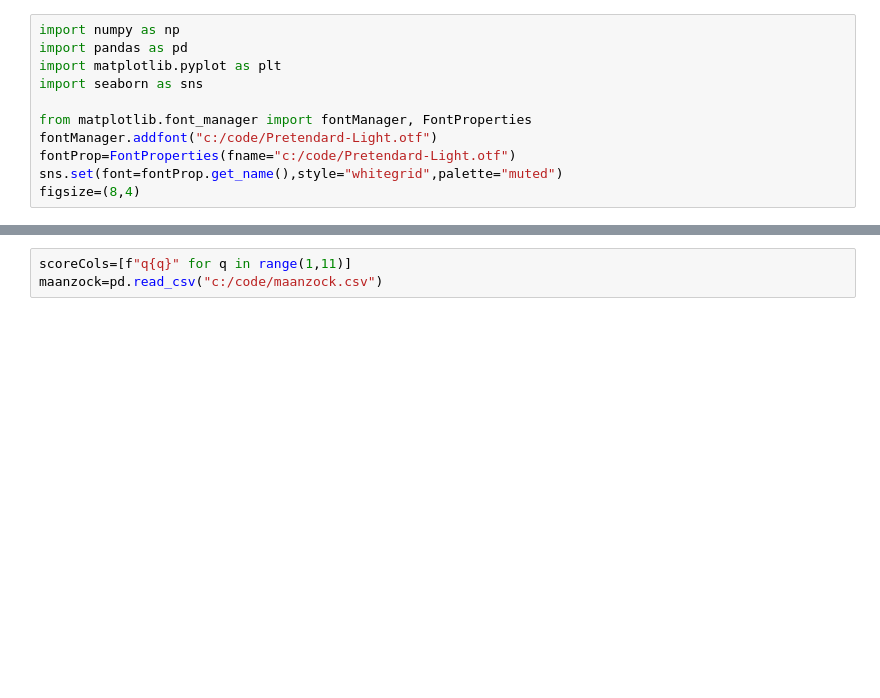
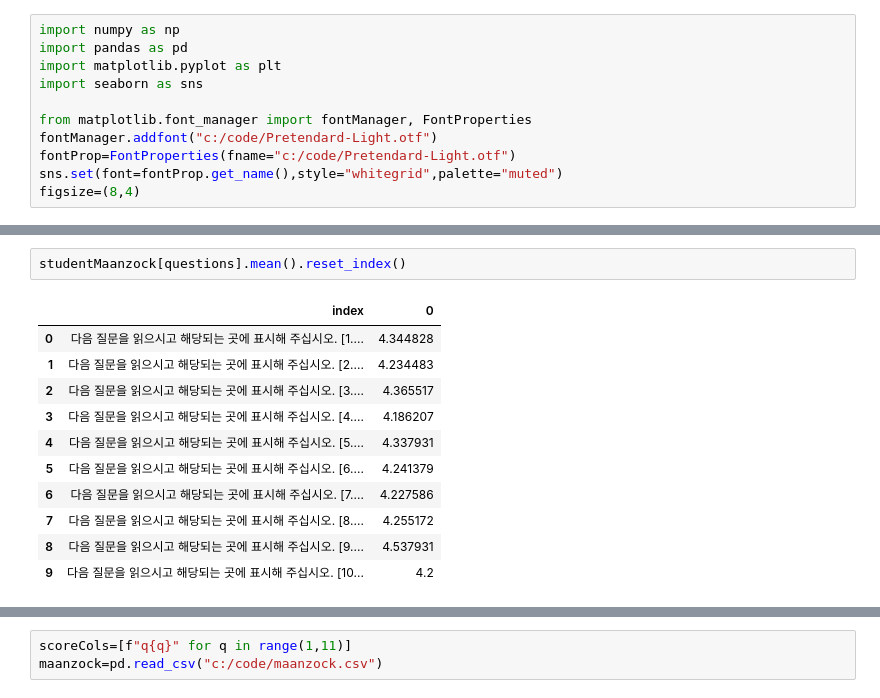
Before and after one commit to yuninze/kabone, a Jupyter notebook: maanzock.ipynb, the cells around one changed output, grey strips where cells are left out. Saved outputs shown, nothing was run; the diff lists cells and outputs as text; blank space fills up the shorter version.

```diff
--- a/maanzock.ipynb
+++ b/maanzock.ipynb
@@ -11,0 +35,14 @@ figsize=(8,4)
+# %%
+studentMaanzock[questions].mean().reset_index()
+# %% [output]
+|  | index | 0 |
+| 0 | 다음 질문을 읽으시고 해당되는 곳에 표시해 주십시오. [1.... | 4.344828 |
+| 1 | 다음 질문을 읽으시고 해당되는 곳에 표시해 주십시오. [2.... | 4.234483 |
+| 2 | 다음 질문을 읽으시고 해당되는 곳에 표시해 주십시오. [3.... | 4.365517 |
+| 3 | 다음 질문을 읽으시고 해당되는 곳에 표시해 주십시오. [4.... | 4.186207 |
+| 4 | 다음 질문을 읽으시고 해당되는 곳에 표시해 주십시오. [5.... | 4.337931 |
+| 5 | 다음 질문을 읽으시고 해당되는 곳에 표시해 주십시오. [6.... | 4.241379 |
+| 6 | 다음 질문을 읽으시고 해당되는 곳에 표시해 주십시오. [7.... | 4.227586 |
+| 7 | 다음 질문을 읽으시고 해당되는 곳에 표시해 주십시오. [8.... | 4.255172 |
+| 8 | 다음 질문을 읽으시고 해당되는 곳에 표시해 주십시오. [9.... | 4.537931 |
+| 9 | 다음 질문을 읽으시고 해당되는 곳에 표시해 주십시오. [10... | 4.2 |
```
Also changed, not shown: parts of 7 cells of this notebook, 2 other files.
